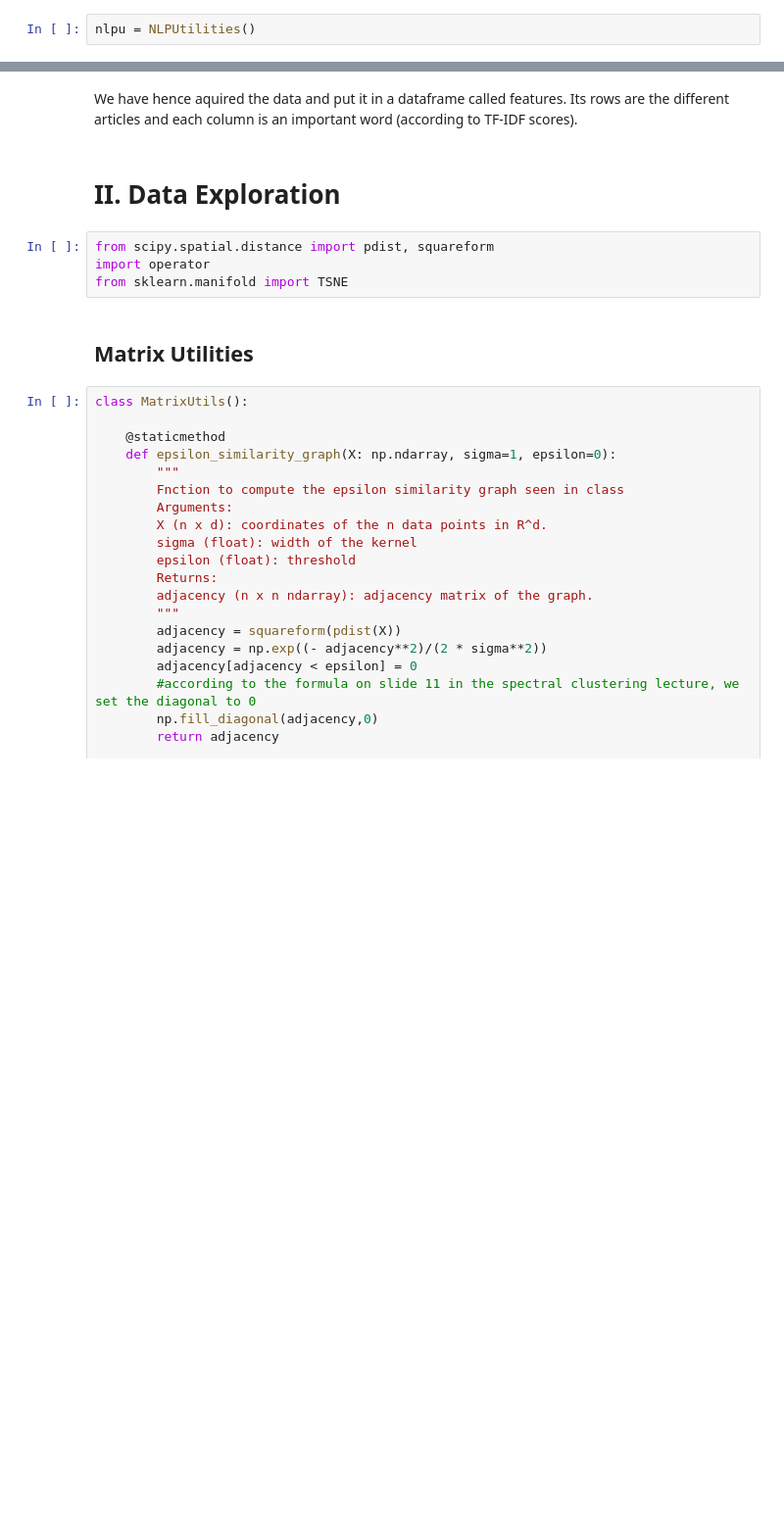
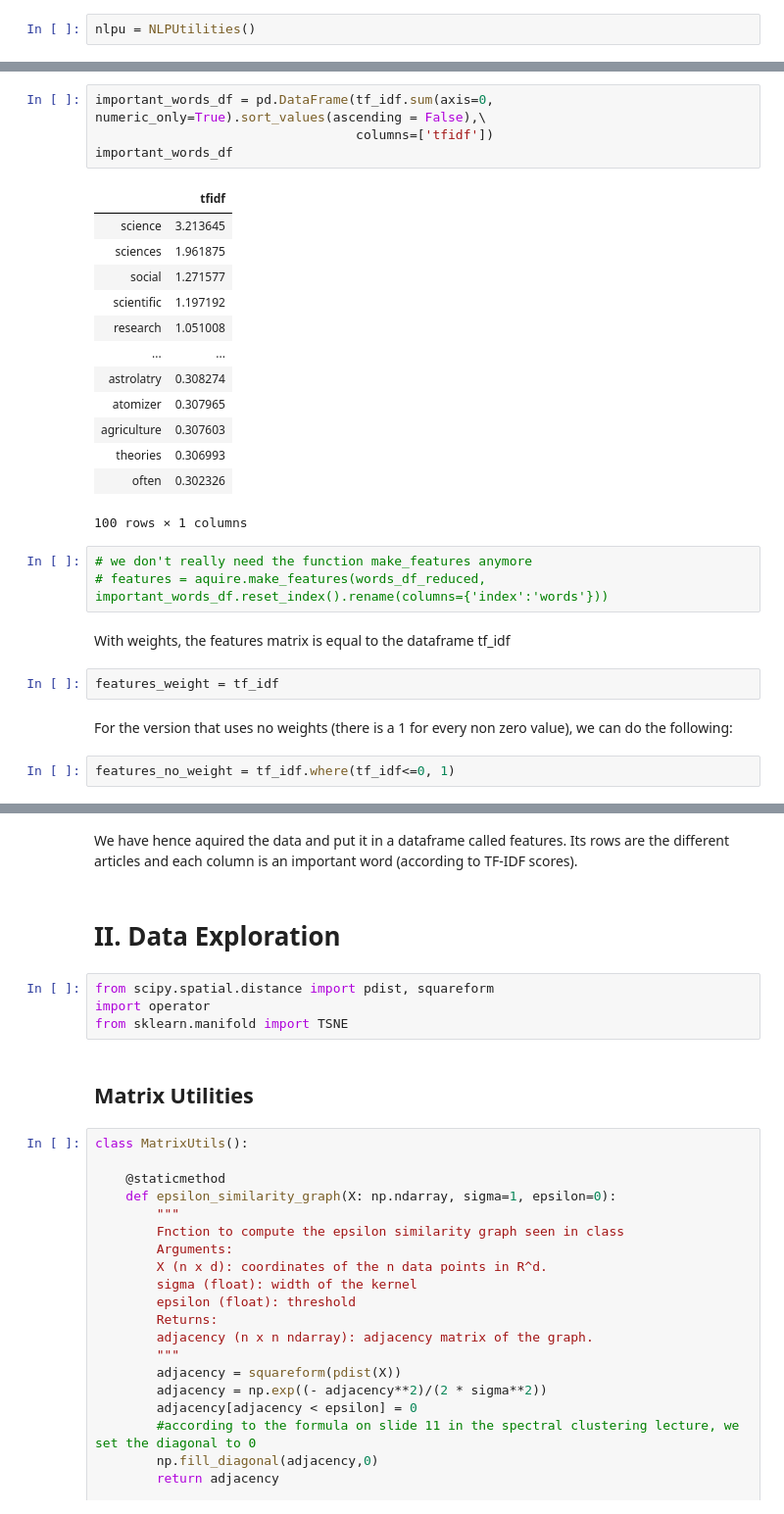
Before and after one commit to aaag97/ntds-projects, a Jupyter notebook: Project/wikipedia.ipynb, the cells around one changed output, grey strips where cells are left out. Shown at 98% size. Saved outputs shown, nothing was run; the diff lists cells and outputs as text; blank space fills up the shorter version.

```diff
--- a/Project/wikipedia.ipynb
+++ b/Project/wikipedia.ipynb
@@ -276,0 +273,29 @@ features = aquire.make_features(words_df, important_words_df)
+# %%
+important_words_df = pd.DataFrame(tf_idf.sum(axis=0, numeric_only=True).sort_values(ascending = False),\
+                                  columns=['tfidf'])
+important_words_df
+# %% [output]
+|  | tfidf |
+| science | 3.213645 |
+| sciences | 1.961875 |
+| social | 1.271577 |
+| scientific | 1.197192 |
+| research | 1.051008 |
+| ... | ... |
+| astrolatry | 0.308274 |
+| atomizer | 0.307965 |
+| agriculture | 0.307603 |
+| theories | 0.306993 |
+| often | 0.302326 |
+100 rows × 1 columns
+# %%
+# we don't really need the function make_features anymore
+# features = aquire.make_features(words_df_reduced, important_words_df.reset_index().rename(columns={'index':'words'}))
+# %% [markdown]
+With weights, the features matrix is equal to the dataframe tf_idf
+# %%
+features_weight = tf_idf
+# %% [markdown]
+For the version that uses no weights (there is a 1 for every non zero value), we can do the following:
+# %%
+features_no_weight = tf_idf.where(tf_idf<=0, 1)
```
Also changed, not shown: parts of 16 cells of this notebook.
